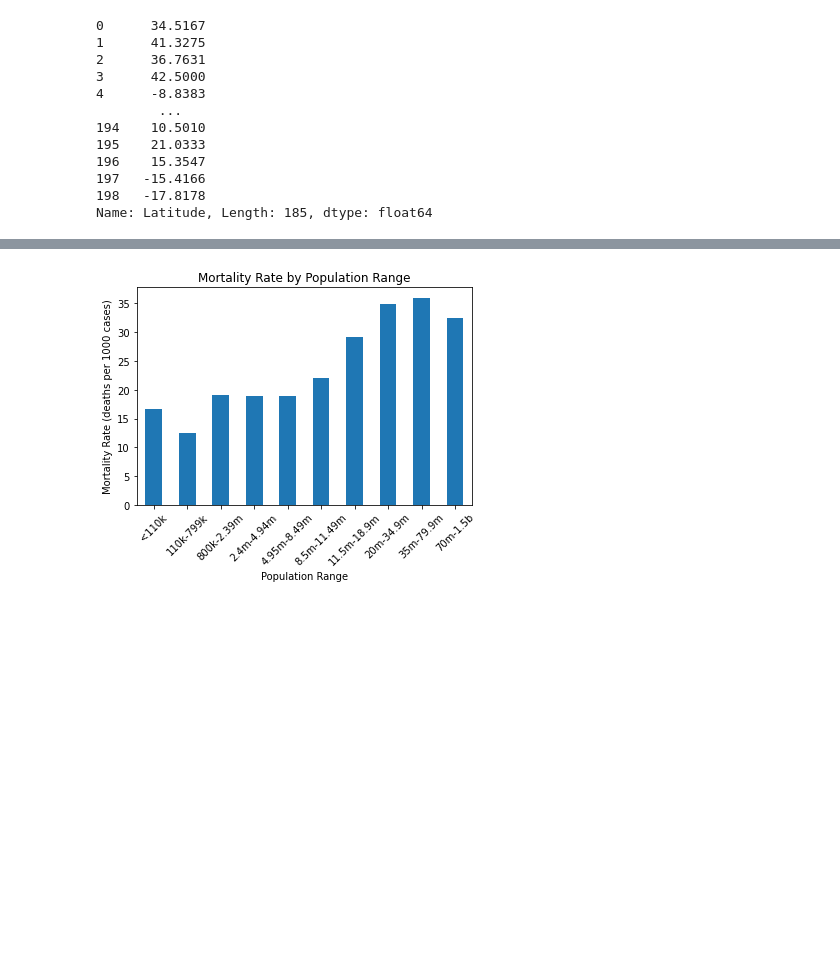
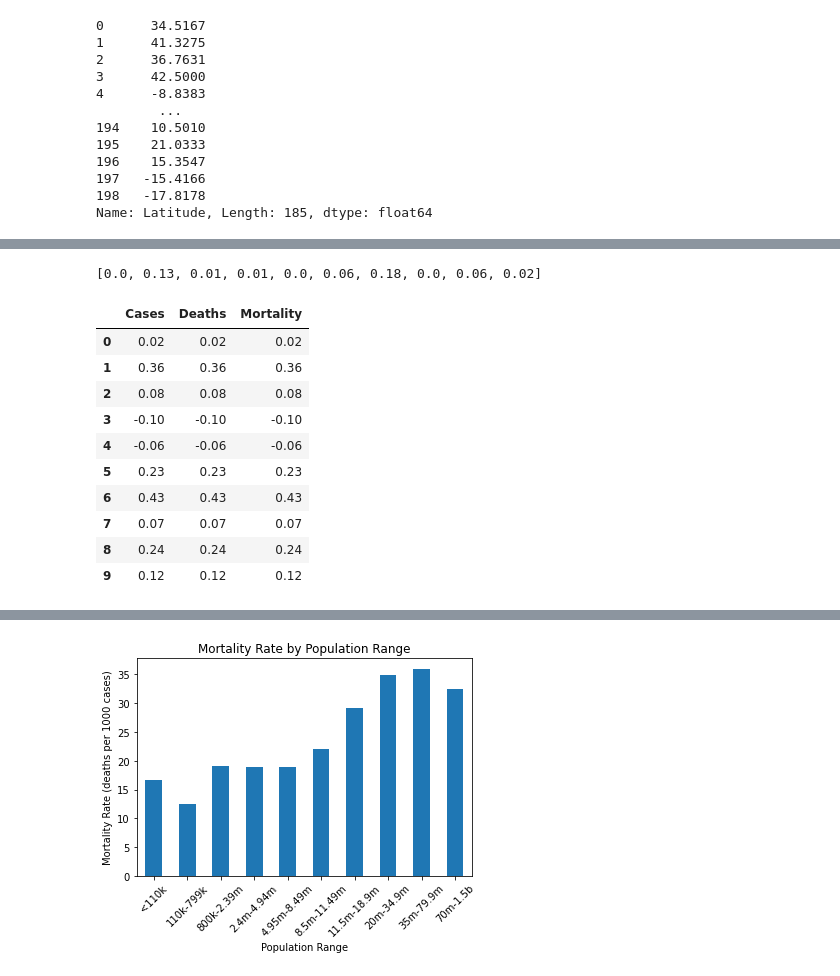
Before and after one commit to AustinRCole/COVID_Lat_GDP_analysis, a Jupyter notebook: Second Question Analysis.ipynb, the cells around one changed output, grey strips where cells are left out. Saved outputs shown, nothing was run; the diff lists cells and outputs as text; code cells hidden in the pictures; blank space fills up the shorter version.

```diff
--- a/Second Question Analysis.ipynb
+++ b/Second Question Analysis.ipynb
@@ -153,0 +197,20 @@ Correlation Coefficient : 0.01
+# %%
+case_rs_list
+# %% [output]
+[0.0, 0.13, 0.01, 0.01, 0.0, 0.06, 0.18, 0.0, 0.06, 0.02]
+# %%
+cc_df = pd.DataFrame(list(zip(case_cc_list, deaths_cc_list, mortality_cc_list)),
+                       columns = ['Cases', 'Deaths','Mortality'])
+cc_df
+# %% [output]
+|  | Cases | Deaths | Mortality |
+| 0 | 0.02 | 0.02 | 0.02 |
+| 1 | 0.36 | 0.36 | 0.36 |
+| 2 | 0.08 | 0.08 | 0.08 |
+| 3 | -0.10 | -0.10 | -0.10 |
+| 4 | -0.06 | -0.06 | -0.06 |
+| 5 | 0.23 | 0.23 | 0.23 |
+| 6 | 0.43 | 0.43 | 0.43 |
+| 7 | 0.07 | 0.07 | 0.07 |
+| 8 | 0.24 | 0.24 | 0.24 |
+| 9 | 0.12 | 0.12 | 0.12 |
```
Also changed, not shown: parts of 9 cells of this notebook, 32 other files.
